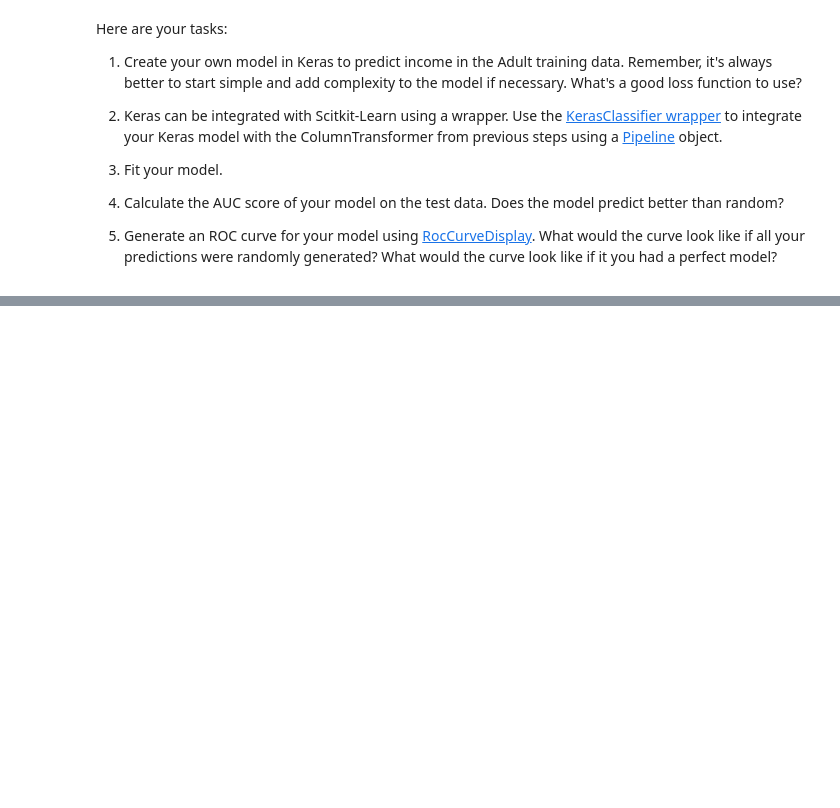
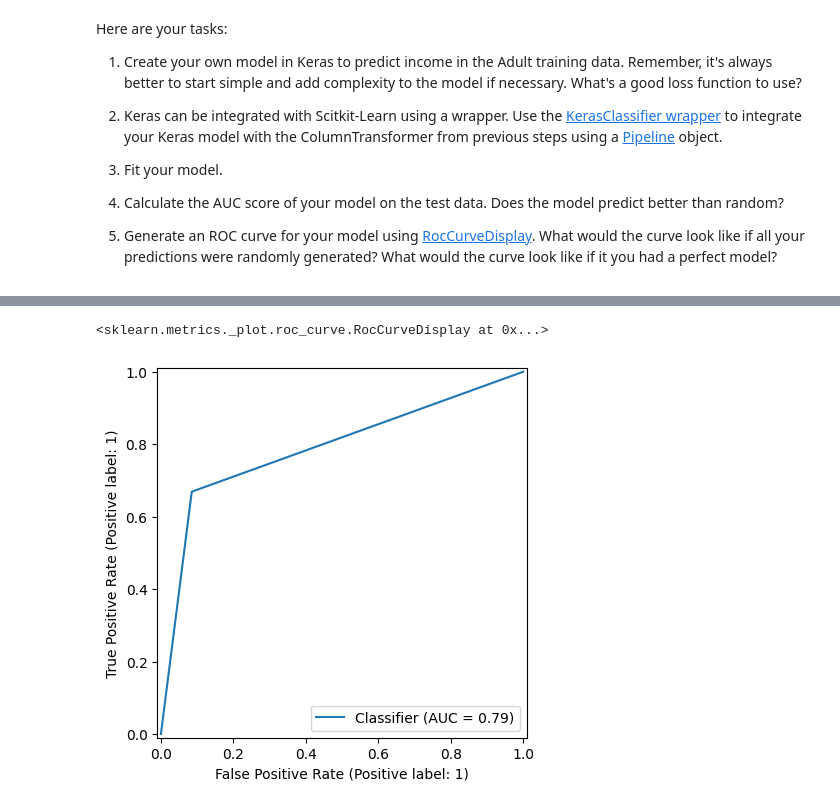
Before and after one commit to snnov1980/sb_machine-learning, a Jupyter notebook: Student_MLE_MiniProject_Deep_Learning.ipynb, the cells around one changed output, grey strips where cells are left out. Saved outputs shown, nothing was run; the diff lists cells and outputs as text; code cells hidden in the pictures; blank space fills up the shorter version.

```diff
--- a/Student_MLE_MiniProject_Deep_Learning.ipynb
+++ b/Student_MLE_MiniProject_Deep_Learning.ipynb
@@ -282,2 +283,6 @@ print(f"AUC score for Keras model: {auc_score_keras}")
 # %%
 # Generate an ROC curve for your model.
+RocCurveDisplay.from_predictions(y_test, y_pred_keras)
+# %% [output]
+<sklearn.metrics._plot.roc_curve.RocCurveDisplay at 0x...>
+[figure, added]
```
Also changed, not shown: parts of 5 cells of this notebook.
